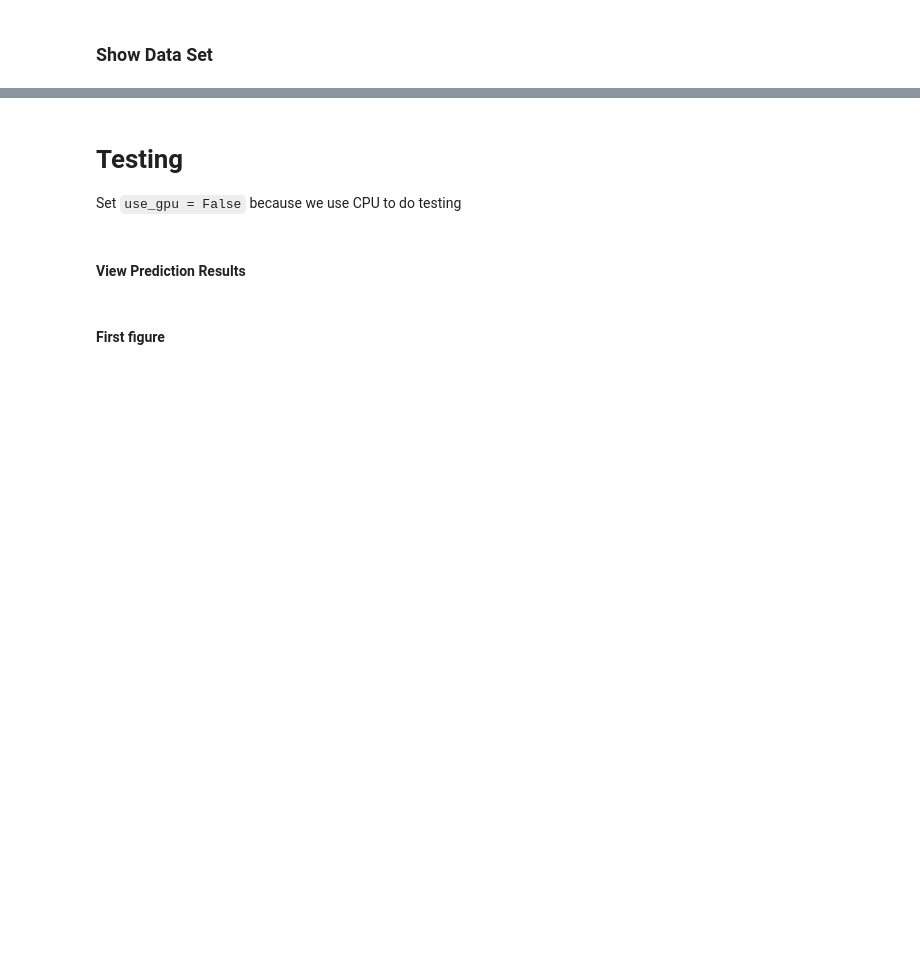
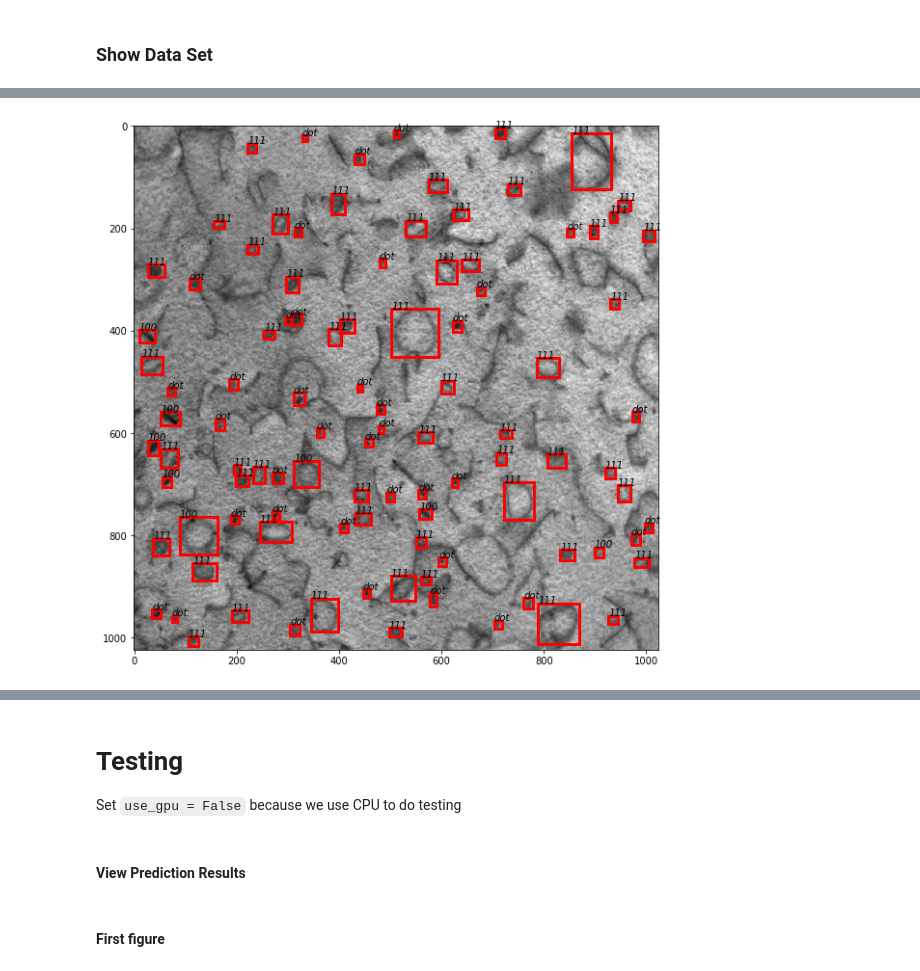
Before and after one commit to uw-cmg/Multitype-Defect-Detection, a Jupyter notebook: ThreeTypes/Test3Types.ipynb, the cells around one changed output, grey strips where cells are left out. Saved outputs shown, nothing was run; the diff lists cells and outputs as text; code cells hidden in the pictures; blank space fills up the shorter version.

```diff
--- a/ThreeTypes/Test3Types.ipynb
+++ b/ThreeTypes/Test3Types.ipynb
@@ -60,3 +60,13 @@ plt.show()
+# %%
+# get image annotation plot by name
+fig = plt.figure(figsize=(10,10))
+ax1 = fig.add_subplot(1, 1, 1)
+img, bbox, label = dataset.get_example_by_name('4ROI_100kx_4100CL_foil1')
+visualization.vis_bbox(img, bbox, label, label_names=bbox_label_names, ax=ax1)
+#plt.show()
+plt.savefig('f1.jpg')
+# %% [output]
+[figure, added]
 # %%
 # Another Figure
 fig = plt.figure(figsize=(10,10))
```
Also changed, not shown: parts of 15 cells of this notebook, 2 other files.
